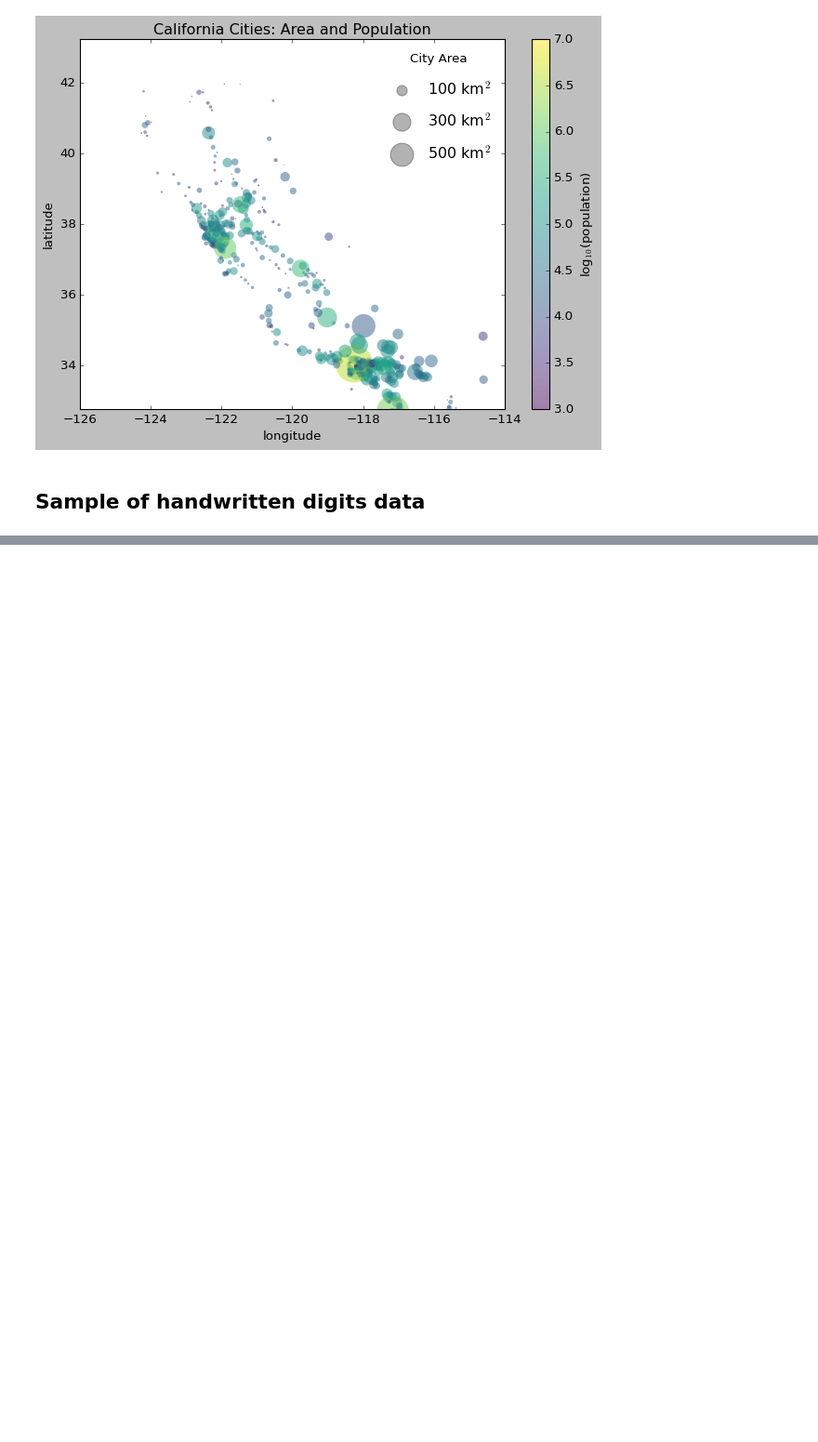
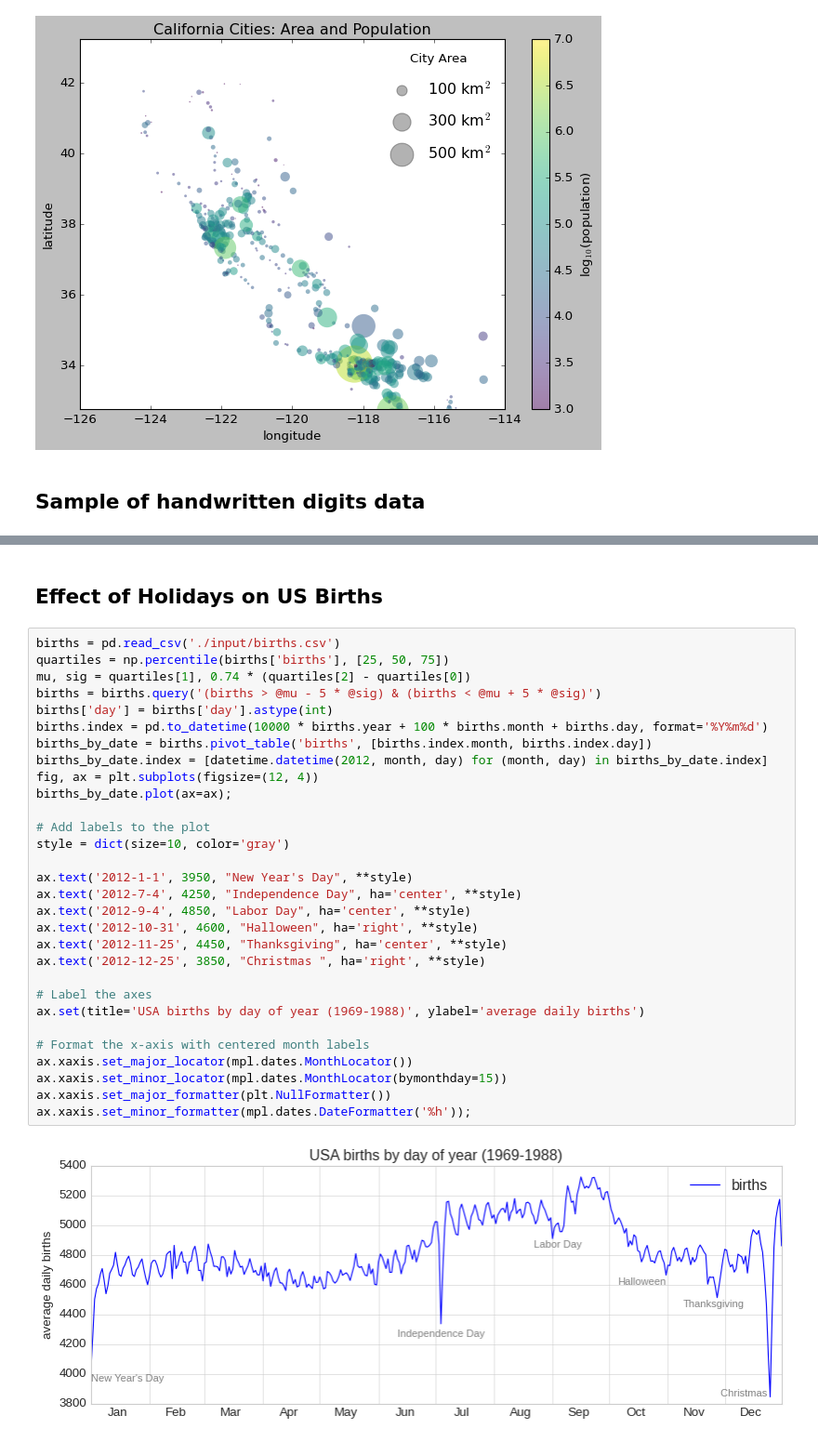
Before and after one commit to romz-pl/Jupyter-Python, a Jupyter notebook: 05-matplotlib-ext/matplotlib.ipynb, the cells around one changed output, grey strips where cells are left out. Shown at 93% size. Drawn from its saved outputs; the diff is of its cells as text; blank space fills up the shorter version.

Commit message:
Plot with annotations

```diff
--- a/05-matplotlib-ext/matplotlib.ipynb
+++ b/05-matplotlib-ext/matplotlib.ipynb
@@ -196,0 +198,34 @@ plt.savefig('./output/handwritten_digits.png')
+# %% [markdown]
+## Effect of Holidays on US Births
+# %%
+births = pd.read_csv('./input/births.csv')
+quartiles = np.percentile(births['births'], [25, 50, 75])
+mu, sig = quartiles[1], 0.74 * (quartiles[2] - quartiles[0])
+births = births.query('(births > @mu - 5 * @sig) & (births < @mu + 5 * @sig)')
+births['day'] = births['day'].astype(int)
+births.index = pd.to_datetime(10000 * births.year + 100 * births.month + births.day, format='%Y%m%d')
+births_by_date = births.pivot_table('births', [births.index.month, births.index.day])
+births_by_date.index = [datetime.datetime(2012, month, day) for (month, day) in births_by_date.index]
+fig, ax = plt.subplots(figsize=(12, 4))
+births_by_date.plot(ax=ax);
+
+# Add labels to the plot
+style = dict(size=10, color='gray')
+
+ax.text('2012-1-1', 3950, "New Year's Day", **style)
+ax.text('2012-7-4', 4250, "Independence Day", ha='center', **style)
+ax.text('2012-9-4', 4850, "Labor Day", ha='center', **style)
+ax.text('2012-10-31', 4600, "Halloween", ha='right', **style)
+ax.text('2012-11-25', 4450, "Thanksgiving", ha='center', **style)
+ax.text('2012-12-25', 3850, "Christmas ", ha='right', **style)
+
+# Label the axes
+ax.set(title='USA births by day of year (1969-1988)', ylabel='average daily births')
+
+# Format the x-axis with centered month labels
+ax.xaxis.set_major_locator(mpl.dates.MonthLocator())
+ax.xaxis.set_minor_locator(mpl.dates.MonthLocator(bymonthday=15))
+ax.xaxis.set_major_formatter(plt.NullFormatter())
+ax.xaxis.set_minor_formatter(mpl.dates.DateFormatter('%h'));
+# %% [output]
+[figure, added]
```
Also changed, not shown: parts of 2 cells of this notebook, 3 other files.
